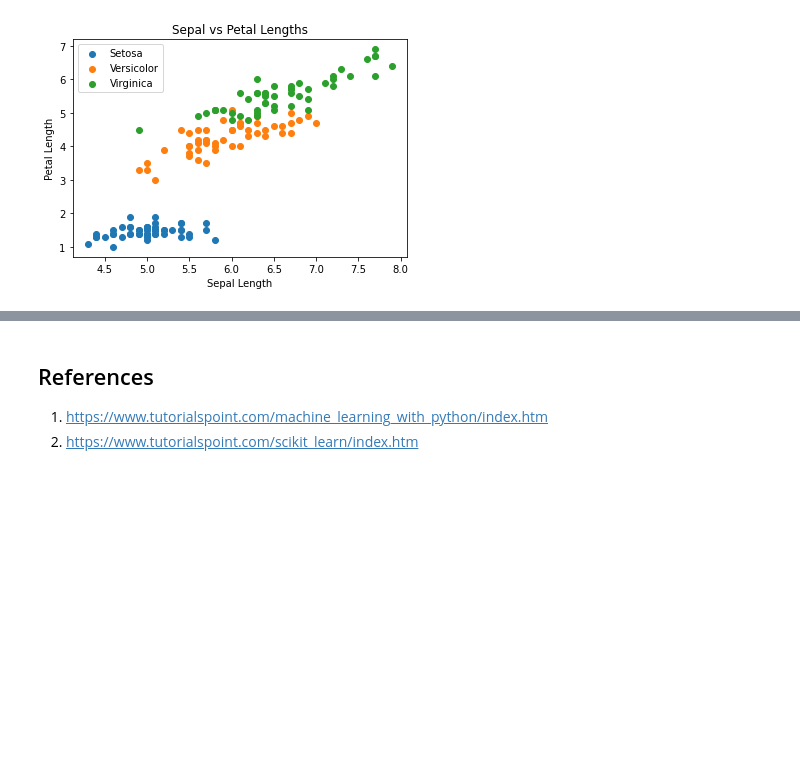
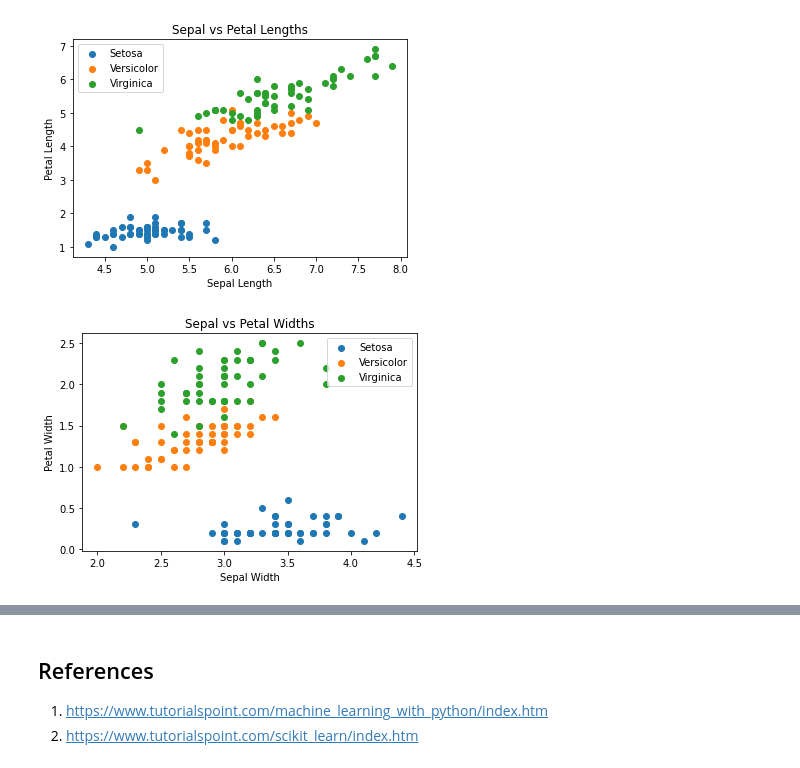
Before and after one commit to ShanePAustin/machine-learning-and-statistics, a Jupyter notebook: scikit-learn.ipynb, the cells around one changed output, grey strips where cells are left out. Drawn from its saved outputs; the diff is of its cells as text; code cells hidden in the pictures; blank space fills up the shorter version.

```diff
--- a/scikit-learn.ipynb
+++ b/scikit-learn.ipynb
@@ -120,3 +126,18 @@ plt.legend()
 plt.show()
 # %% [output]
 [figure]
+# %%
+#Sepal sizes by species
+plt.scatter(setosa["SepalWidth"], setosa["PetalWidth"], label='Setosa')
+plt.scatter(versicolor["SepalWidth"], versicolor["PetalWidth"], label='Versicolor')
+plt.scatter(virginica["SepalWidth"], virginica["PetalWidth"], label='Virginica')
+
+plt.xlabel('Sepal Width')
+plt.ylabel('Petal Width')
+plt.title('Sepal vs Petal Widths')
+
+#Add a legend
+plt.legend()
+plt.show()
+# %% [output]
+[figure, added]
```
Also changed, not shown: parts of 24 cells of this notebook.
